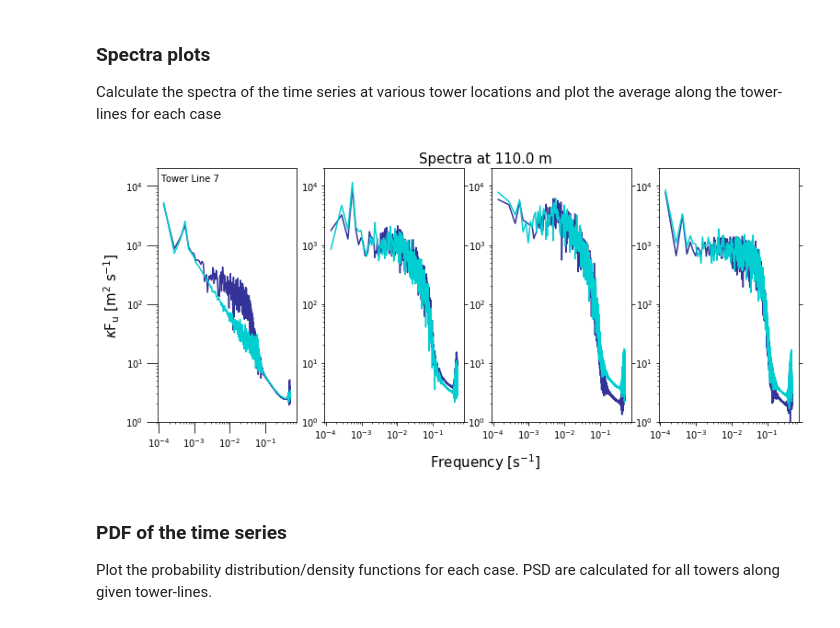
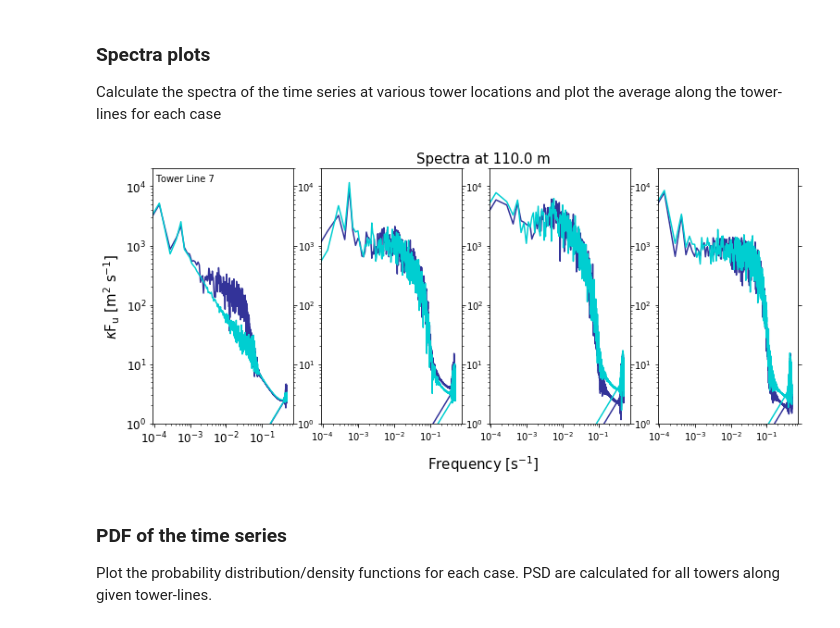
Before and after one commit to hawbecker/publications, a Jupyter notebook: ComplexTerrainNotebook.ipynb, the cells around one changed output. Cells and saved outputs as stored; diff of their text form; code cells hidden in the pictures.

```diff
--- a/ComplexTerrainNotebook.ipynb
+++ b/ComplexTerrainNotebook.ipynb
@@ -187,23 +186,27 @@ for cc in range(0,ncases):
                 if var == 'u':
                     pvar   = probeLine.u[tw,lvl,avgstart:avgend]
                     avgvar = np.mean(probeLine.u[tw,:,avgstart:avgend],axis=1)
-                    ff,psu = tools.spectra1d(probeLine.u[tw,lvl,1799:],dt)
+                    ff,psu = tools.spectra1d(probeLine.u[tw,lvl,avgstart:avgend],dt)
                 elif var == 'v':
                     pvar   = probeLine.v[tw,lvl,avgstart:avgend]
                     avgvar = np.mean(probeLine.v[tw,:,avgstart:avgend],axis=1)
-                    ff,psu = tools.spectra1d(probeLine.v[tw,lvl,1799:],dt)
+                    ff,psu = tools.spectra1d(probeLine.v[tw,lvl,avgstart:avgend],dt)
                 elif var == 'w':
                     pvar   = probeLine.w[tw,lvl,avgstart:avgend]
                     avgvar = np.mean(probeLine.w[tw,:,avgstart:avgend],axis=1)
-                    ff,psu = tools.spectra1d(probeLine.w[tw,lvl,1799:],dt)
+                    ff,psu = tools.spectra1d(probeLine.w[tw,lvl,avgstart:avgend],dt)
                 elif var == 'T':
                     pvar   = probeLine.T[tw,lvl,avgstart:avgend]
                     avgvar = np.mean(probeLine.T[tw,:,avgstart:avgend],axis=1)
-                    ff,psu = tools.spectra1d(probeLine.T[tw,lvl,1799:],dt)
+                    ff,psu = tools.spectra1d(probeLine.T[tw,lvl,avgstart:avgend],dt)
                 varp = np.sort(pvar - np.mean(pvar))
                 if initIndividualTowerVars == True:
                     print "initializing individual tower vars"
-                    avgvarfull = np.zeros((nvars,ncases,ntwrs,probeLine.ntowers,np.shape(avgvar)[0]))
+                    time       = probeLine.time[avgstart:avgend]
+                    ntimes     = np.shape(time)[0]
+                    avgvarfull = np.zeros((nvars,ncases,ntwrs,ntwr,np.shape(avgvar)[0]))
+                    tsvarfull  = np.zeros((nvars,ncases,ntwrs,ntwr,ntimes))
+
                     initIndividualTowerVars = False
                 if tw == 0:
                     varpf      = varp
@@ -214,7 +217,7 @@ for cc in range(0,ncases):
                     lineavg += avgvar
                     avgpsu  += psu
                 avgvarfull[vv,cc,tt,tw,:] = avgvar
-
+                tsvarfull[vv,cc,tt,tw,:]  = pvar
             if initAvgTowerVars == True:
                 print "initializing avg tower vars"
                 varpfull    = np.zeros((nvars,ncases,ntwrs,np.shape(varpf)[0]))
@@ -249,36 +324,39 @@ plt1 = plt.subplot2grid((1,ntwrs),(0,0),rowspan=1)
 plt2 = plt.subplot2grid((1,ntwrs),(0,1),rowspan=1)
 plt3 = plt.subplot2grid((1,ntwrs),(0,2),rowspan=1)
 plt4 = plt.subplot2grid((1,ntwrs),(0,3),rowspan=1)
+plt1.tick_params(which='both',right=True,left=True)
+plt2.tick_params(which='both',right=True,left=True)
+plt3.tick_params(which='both',right=True,left=True)
 plt2.set_yticks(ytics,'')
 plt3.set_yticks(ytics,'')
 plt4.set_yticks(ytics,'')
 plt1.set_yticks(ytics)
-plt1.tick_params(size=12)
+plt1.tick_params(labelsize=12)
 plt1.set_ylabel('$\kappa$F$_\mathrm{%s}$ [m$^2$ s$^{-1}$]' % var,size=15)
 plt3.text(txtx,1.1*ytop,'Spectra at %4.1f m' % twrheight,va='bottom',ha='center',size=15)
 plt3.text(txtx,0.3*ybot,'Frequency [s$^{-1}$]',va='top',ha='center',size=15)
 plt3.set_xticks(xtics)
 plt2.tick_params(right=True,left=True)
 plt3.tick_params(right=True,left=True)
 plt4.tick_params(right=True,left=True)
 plt1.set_ylim((ybot,ytop))
 plt2.set_ylim((ybot,ytop))
 plt3.set_ylim((ybot,ytop))
 plt4.set_ylim((ybot,ytop))
 plt1.text(1.1e-4,0.8*ytop,'Tower Line %d' % twrs[tt],ha='left',va='top')
 for cc in range(0,ncases):
     for tt in range(0,ntwrs):
         krefx = np.arange(0.01,0.201,0.1)
         kshftA = 6.0*ybot*1e2
         kshftB = 5.0*ybot*1e3
         if tt == 0: plt1.loglog(ff,ff*avgspec[varind,cc,tt,:],c=casec[cc],alpha=casea[cc])
         if tt == 1: plt2.loglog(ff,ff*avgspec[varind,cc,tt,:],c=casec[cc],alpha=casea[cc])
         if tt == 2: plt3.loglog(ff,ff*avgspec[varind,cc,tt,:],c=casec[cc],alpha=casea[cc])
         if tt == 3: plt4.loglog(ff,ff*avgspec[varind,cc,tt,:],c=casec[cc],alpha=casea[cc])
 
 plt.show(specfig)
 # %% [output]
-[figure, old version]
+[figure, new version]
 # %% [markdown]
 ### PDF of the time series
 Plot the probability distribution/density functions for each case. PSD are calculated for all towers along given tower-lines.
```
Also changed, not shown: parts of 3 cells of this notebook.
